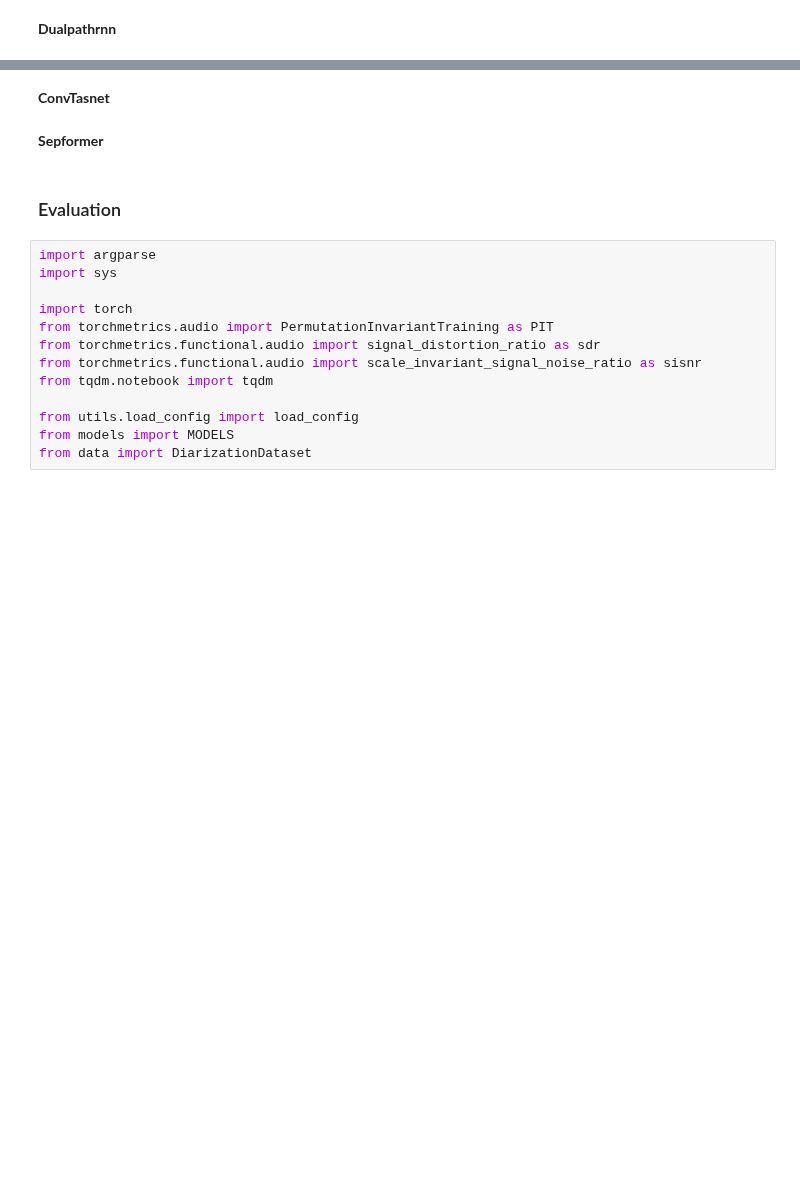
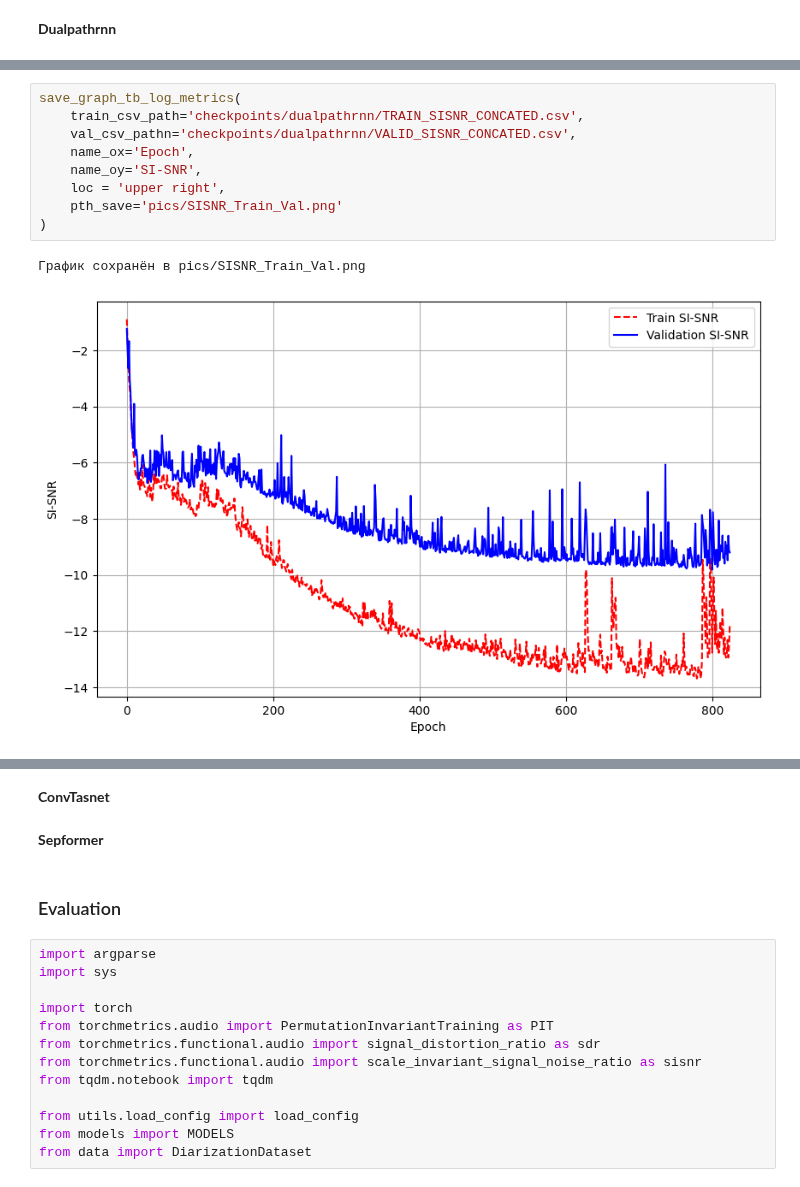
Before and after one commit to SBerik/SeparationForKazakhSpeech, a Jupyter notebook: evaluation.ipynb, the cells around one changed output, grey strips where cells are left out. Drawn from its saved outputs; the diff is of its cells as text; blank space fills up the shorter version.

```diff
--- a/evaluation.ipynb
+++ b/evaluation.ipynb
@@ -22,0 +26,12 @@ save_graph_tb_log_metrics(
+# %%
+save_graph_tb_log_metrics(
+    train_csv_path='checkpoints/dualpathrnn/TRAIN_SISNR_CONCATED.csv',
+    val_csv_pathn='checkpoints/dualpathrnn/VALID_SISNR_CONCATED.csv',
+    name_ox='Epoch',
+    name_oy='SI-SNR',
+    loc = 'upper right',
+    pth_save='pics/SISNR_Train_Val.png'
+)
+# %% [output]
+График сохранён в pics/SISNR_Train_Val.png
+[figure, added]
```
Also changed, not shown: parts of 19 cells of this notebook, 2 other files.
